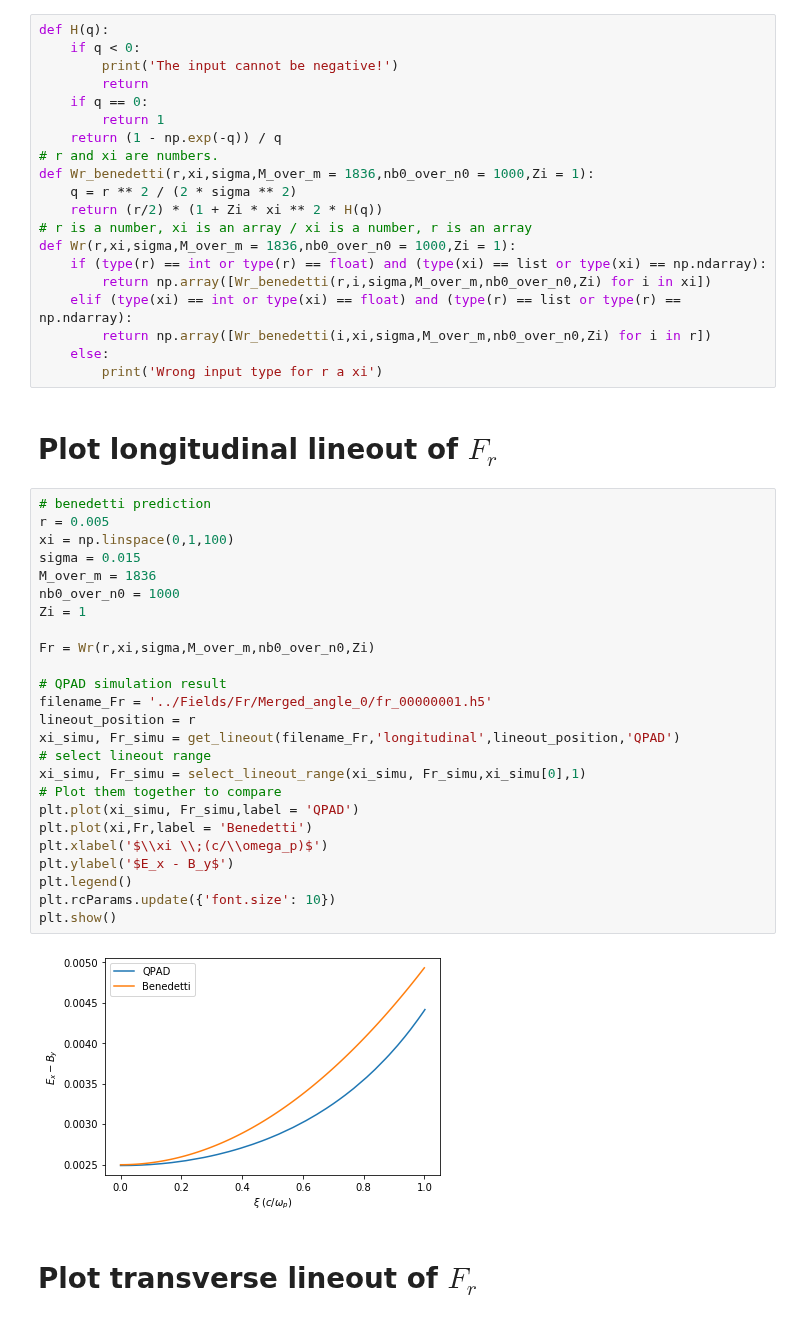
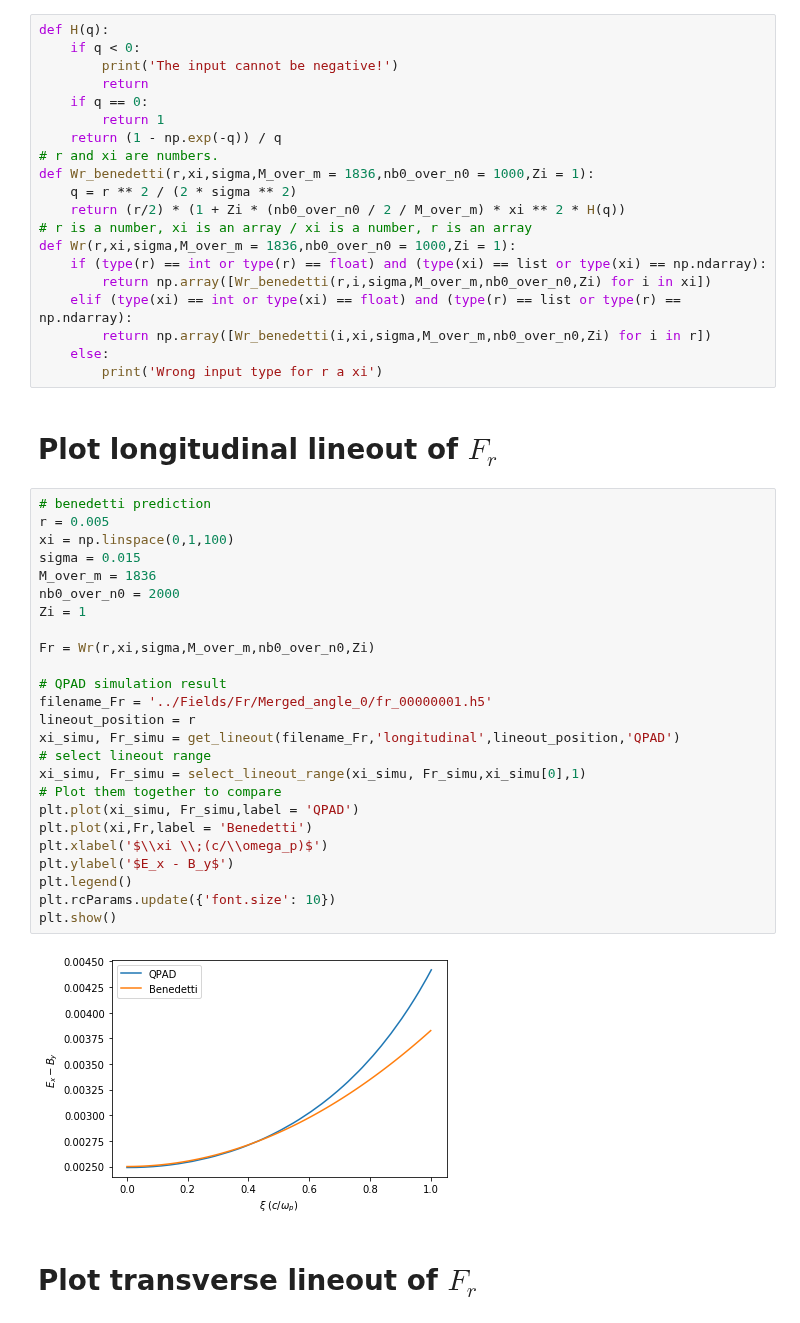
Before and after one commit to uclazyj/JupyterQpic, a Jupyter notebook: plot_lineout_QPAD.ipynb, the cells around one changed output. Cells and saved outputs as stored; diff of their text form.

```diff
--- a/plot_lineout_QPAD.ipynb
+++ b/plot_lineout_QPAD.ipynb
@@ -17,7 +17,7 @@ def H(q):
 # r and xi are numbers.
 def Wr_benedetti(r,xi,sigma,M_over_m = 1836,nb0_over_n0 = 1000,Zi = 1):
     q = r ** 2 / (2 * sigma ** 2)
-    return (r/2) * (1 + Zi * xi ** 2 * H(q))
+    return (r/2) * (1 + Zi * (nb0_over_n0 / 2 / M_over_m) * xi ** 2 * H(q))
 # r is a number, xi is an array / xi is a number, r is an array
 def Wr(r,xi,sigma,M_over_m = 1836,nb0_over_n0 = 1000,Zi = 1):
     if (type(r) == int or type(r) == float) and (type(xi) == list or type(xi) == np.ndarray):
@@ -31,30 +31,30 @@ def Wr(r,xi,sigma,M_over_m = 1836,nb0_over_n0 = 1000,Zi = 1):
 # %%
 # benedetti prediction
 r = 0.005
 xi = np.linspace(0,1,100)
 sigma = 0.015
 M_over_m = 1836
-nb0_over_n0 = 1000
+nb0_over_n0 = 2000
 Zi = 1
 
 Fr = Wr(r,xi,sigma,M_over_m,nb0_over_n0,Zi)
 
 # QPAD simulation result
 filename_Fr = '../Fields/Fr/Merged_angle_0/fr_00000001.h5'
 lineout_position = r
 xi_simu, Fr_simu = get_lineout(filename_Fr,'longitudinal',lineout_position,'QPAD')
 # select lineout range
 xi_simu, Fr_simu = select_lineout_range(xi_simu, Fr_simu,xi_simu[0],1)
 # Plot them together to compare
 plt.plot(xi_simu, Fr_simu,label = 'QPAD')
 plt.plot(xi,Fr,label = 'Benedetti')
 plt.xlabel('$\\xi \\;(c/\\omega_p)$')
 plt.ylabel('$E_x - B_y$')
 plt.legend()
 plt.rcParams.update({'font.size': 10})
 plt.show()
 # %% [output]
-[figure, old version]
+[figure, new version]
 # %% [markdown]
 # Plot transverse lineout of $F_r$
 # %%
```
Also changed, not shown: parts of 1 cell of this notebook.
